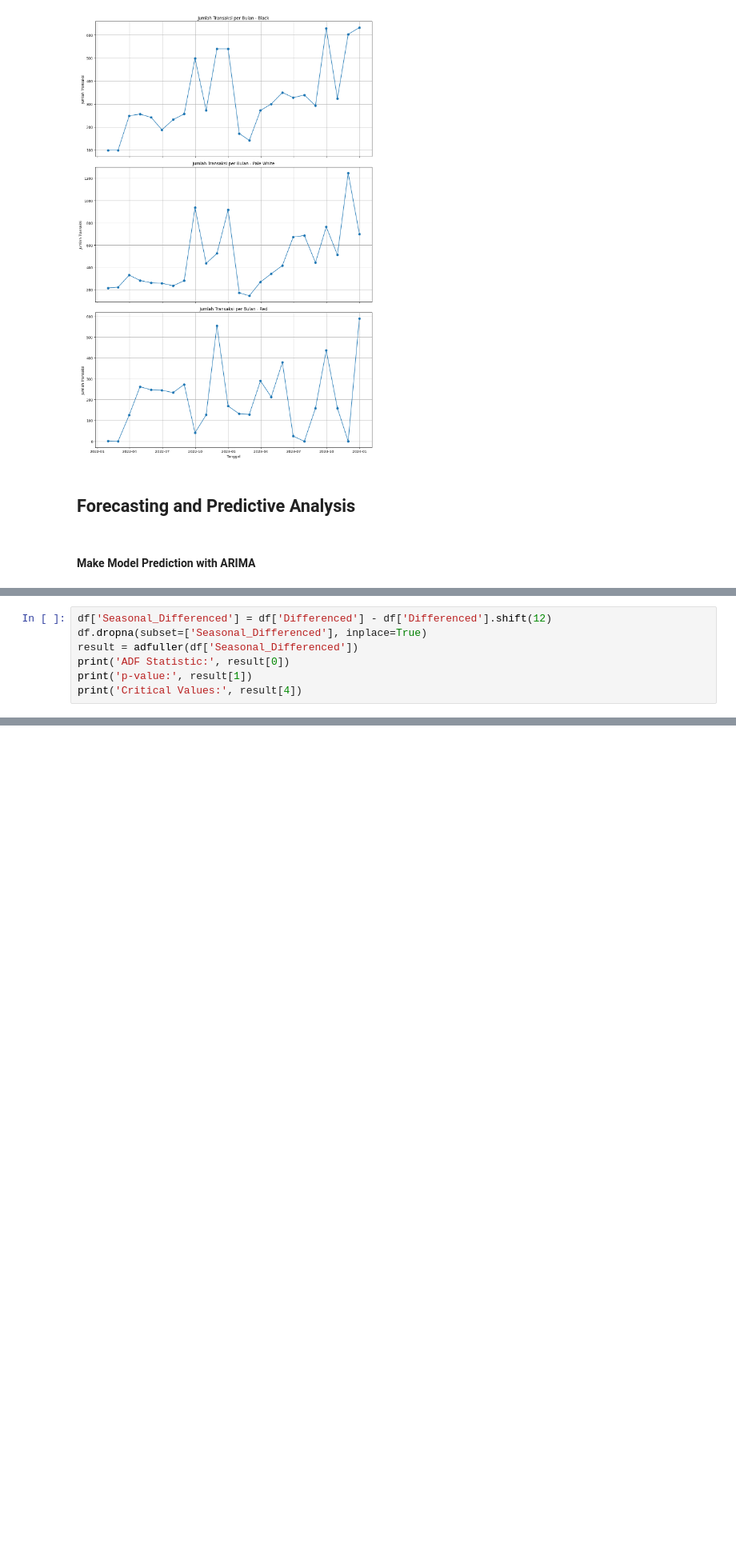
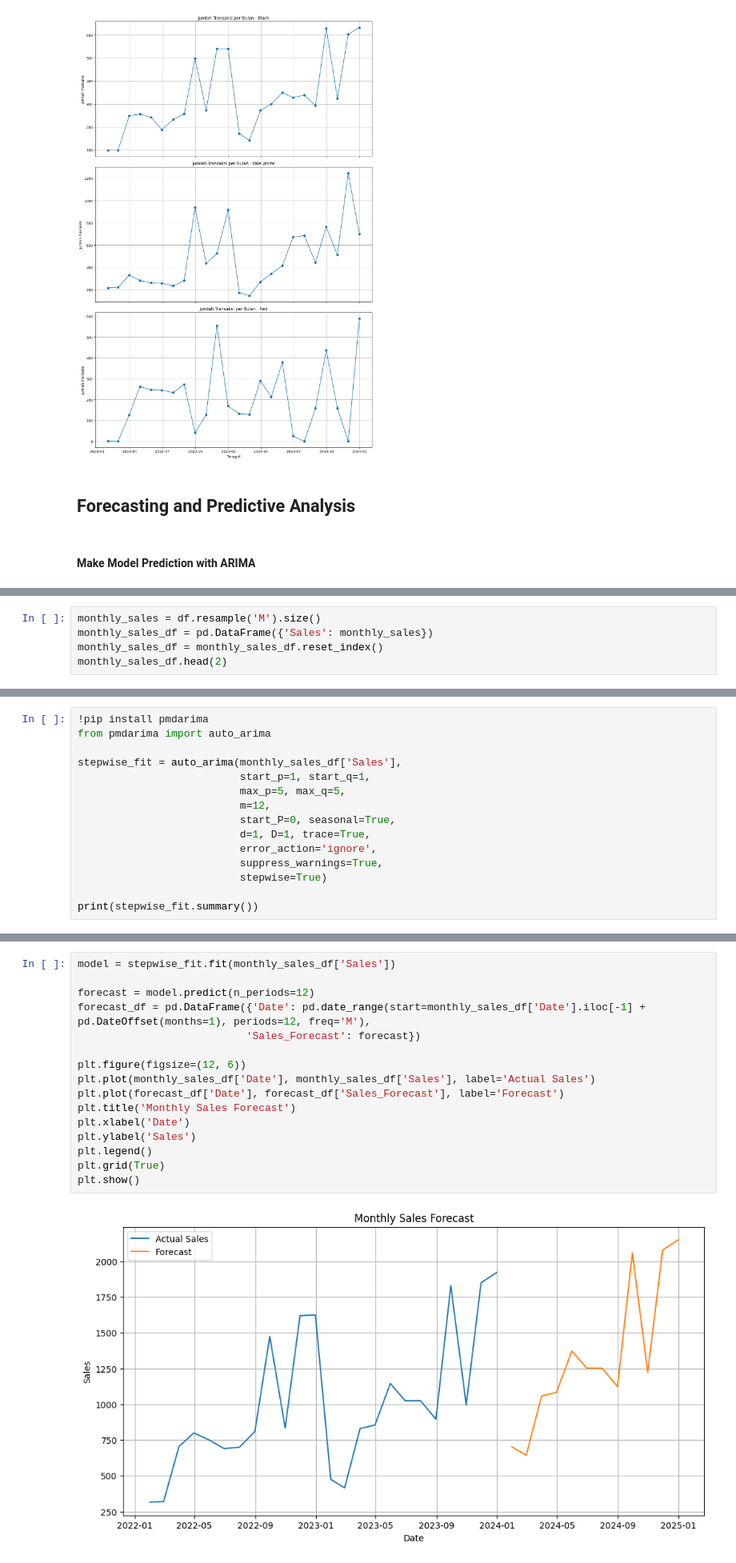
Before and after one commit to MuhammadJundullah/Data-Analysis, a Jupyter notebook: Car Sales Analysis/Car_Sales_Report.ipynb, the cells around one changed output, grey strips where cells are left out. Shown at 80% size. Drawn from its saved outputs; the diff is of its cells as text; blank space fills up the shorter version.

```diff
--- a/Car Sales Analysis/Car_Sales_Report.ipynb
+++ b/Car Sales Analysis/Car_Sales_Report.ipynb
@@ -534,7 +494,0 @@ Critical Values: {'1%': -3.439946506895534, '5%': -2.8657747597081404, '10%': -2
-# %%
-df['Seasonal_Differenced'] = df['Differenced'] - df['Differenced'].shift(12)
-df.dropna(subset=['Seasonal_Differenced'], inplace=True)
-result = adfuller(df['Seasonal_Differenced'])
-print('ADF Statistic:', result[0])
-print('p-value:', result[1])
-print('Critical Values:', result[4])
@@ -544,0 +495,5 @@ Critical Values: {'1%': -3.440388459298194, '5%': -2.8659694611921034, '10%': -2
+# %%
+monthly_sales = df.resample('M').size()
+monthly_sales_df = pd.DataFrame({'Sales': monthly_sales})
+monthly_sales_df = monthly_sales_df.reset_index()
+monthly_sales_df.head(2)
@@ -544,0 +504,15 @@ Critical Values: {'1%': -3.440388459298194, '5%': -2.8659694611921034, '10%': -2
+# %%
+!pip install pmdarima
+from pmdarima import auto_arima
+
+stepwise_fit = auto_arima(monthly_sales_df['Sales'],
+                          start_p=1, start_q=1,
+                          max_p=5, max_q=5,
+                          m=12,
+                          start_P=0, seasonal=True,
+                          d=1, D=1, trace=True,
+                          error_action='ignore',
+                          suppress_warnings=True,
+                          stepwise=True)
+
+print(stepwise_fit.summary())
@@ -544,0 +537,18 @@ Critical Values: {'1%': -3.440388459298194, '5%': -2.8659694611921034, '10%': -2
+# %%
+model = stepwise_fit.fit(monthly_sales_df['Sales'])
+
+forecast = model.predict(n_periods=12)
+forecast_df = pd.DataFrame({'Date': pd.date_range(start=monthly_sales_df['Date'].iloc[-1] + pd.DateOffset(months=1), periods=12, freq='M'),
+                           'Sales_Forecast': forecast})
+
+plt.figure(figsize=(12, 6))
+plt.plot(monthly_sales_df['Date'], monthly_sales_df['Sales'], label='Actual Sales')
+plt.plot(forecast_df['Date'], forecast_df['Sales_Forecast'], label='Forecast')
+plt.title('Monthly Sales Forecast')
+plt.xlabel('Date')
+plt.ylabel('Sales')
+plt.legend()
+plt.grid(True)
+plt.show()
+# %% [output]
+[figure, added]
```
Also changed, not shown: parts of 11 cells of this notebook.
